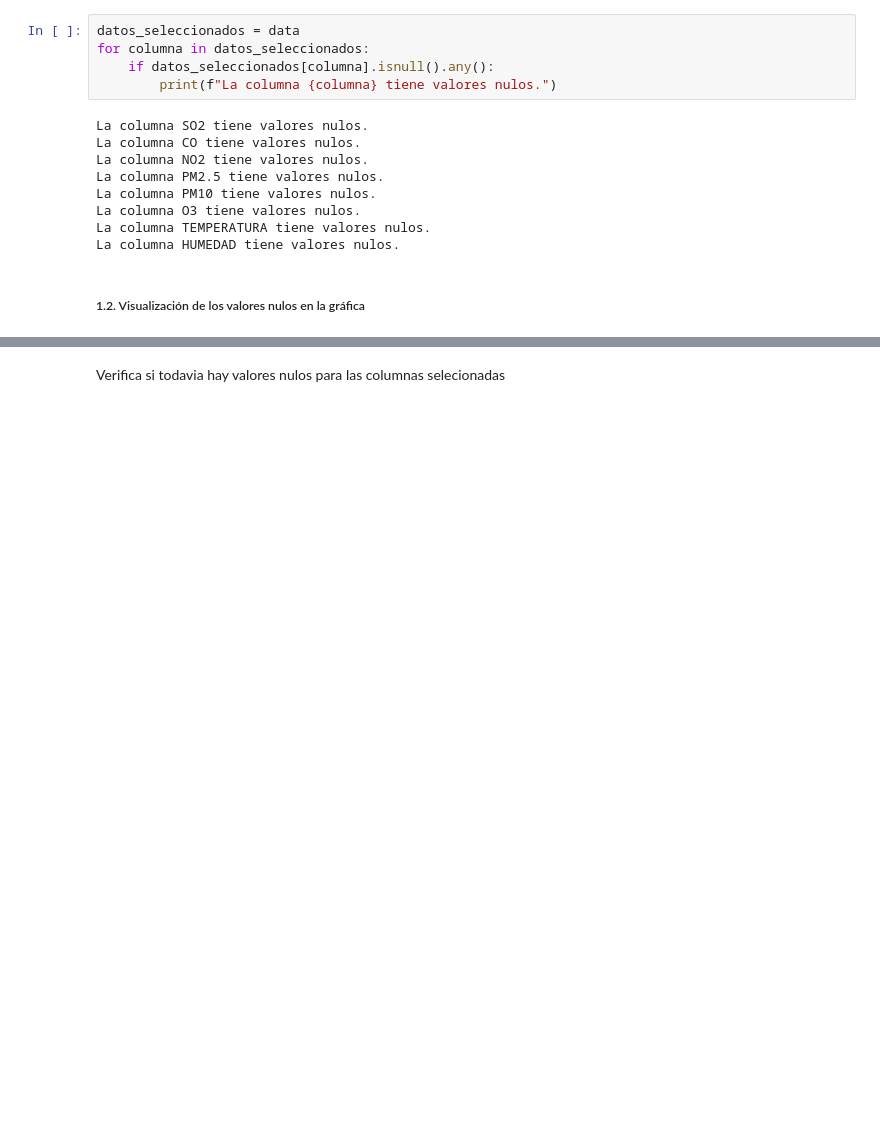
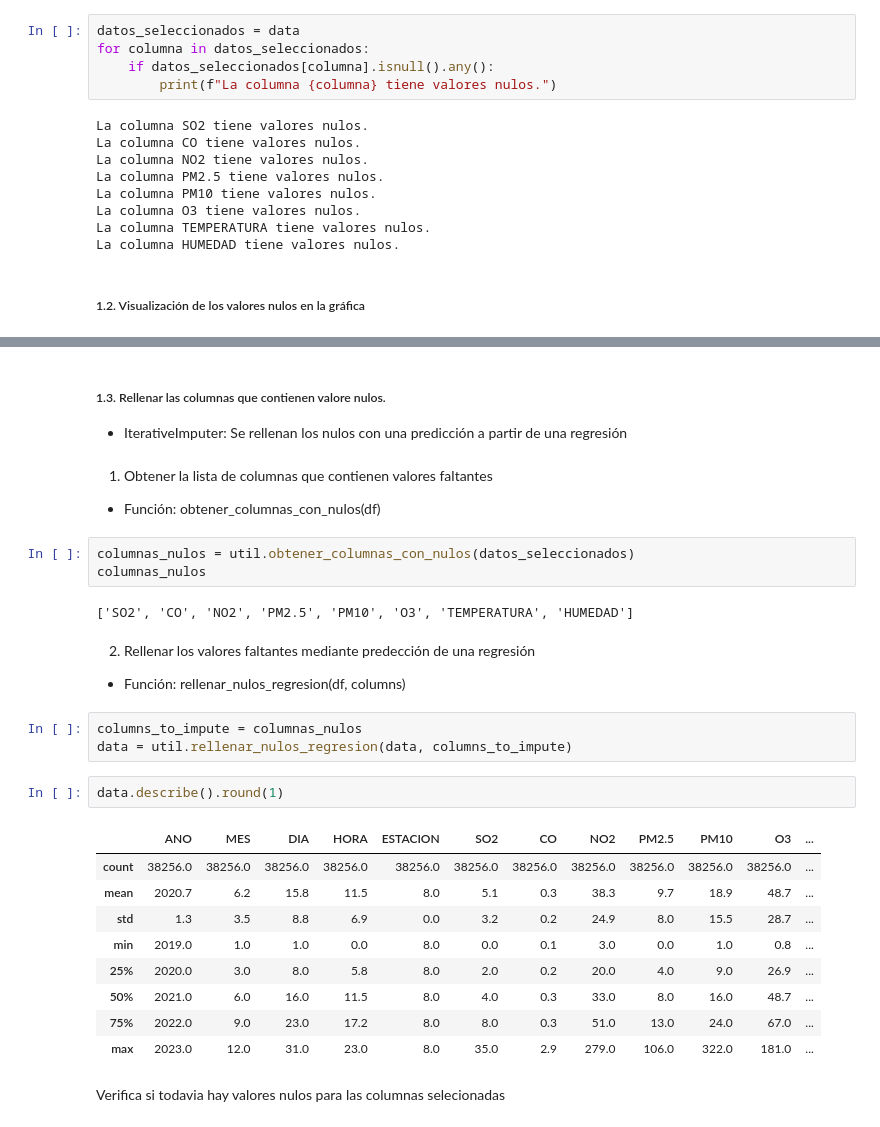
Before and after one commit to EmmaMontalban/grupo1_analisis, a Jupyter notebook: notebooks/1.Tratamiento_nulos.ipynb, the cells around one changed output, grey strips where cells are left out. Cells and saved outputs as stored; diff of their text form; blank space fills up the shorter version.

```diff
--- a/notebooks/1.Tratamiento_nulos.ipynb
+++ b/notebooks/1.Tratamiento_nulos.ipynb
@@ -168,3 +94,35 @@ data_nulos.head()
+# %% [markdown]
+#####  1.3. Rellenar las columnas que contienen valore nulos.
+
+* IterativeImputer: Se rellenan los nulos con una predicción a partir de una regresión
+# %% [markdown]
+1. Obtener la lista de columnas que contienen valores faltantes
+
+* Función:  obtener_columnas_con_nulos(df)
+# %%
+columnas_nulos = util.obtener_columnas_con_nulos(datos_seleccionados)
+columnas_nulos
+# %% [output]
+['SO2', 'CO', 'NO2', 'PM2.5', 'PM10', 'O3', 'TEMPERATURA', 'HUMEDAD']
+# %% [markdown]
+2. Rellenar los valores faltantes mediante predección de una regresión
+
+* Función: rellenar_nulos_regresion(df, columns)
+# %%
+columns_to_impute = columnas_nulos
+data = util.rellenar_nulos_regresion(data, columns_to_impute)
+# %%
+data.describe().round(1)
+# %% [output]
+|  | ANO | MES | DIA | HORA | ESTACION | SO2 | CO | NO2 | PM2.5 | PM10 | O3 | ... |
+| count | 38256.0 | 38256.0 | 38256.0 | 38256.0 | 38256.0 | 38256.0 | 38256.0 | 38256.0 | 38256.0 | 38256.0 | 38256.0 | ... |
+| mean | 2020.7 | 6.2 | 15.8 | 11.5 | 8.0 | 5.1 | 0.3 | 38.3 | 9.7 | 18.9 | 48.7 | ... |
+| std | 1.3 | 3.5 | 8.8 | 6.9 | 0.0 | 3.2 | 0.2 | 24.9 | 8.0 | 15.5 | 28.7 | ... |
+| min | 2019.0 | 1.0 | 1.0 | 0.0 | 8.0 | 0.0 | 0.1 | 3.0 | 0.0 | 1.0 | 0.8 | ... |
+| 25% | 2020.0 | 3.0 | 8.0 | 5.8 | 8.0 | 2.0 | 0.2 | 20.0 | 4.0 | 9.0 | 26.9 | ... |
+| 50% | 2021.0 | 6.0 | 16.0 | 11.5 | 8.0 | 4.0 | 0.3 | 33.0 | 8.0 | 16.0 | 48.7 | ... |
+| 75% | 2022.0 | 9.0 | 23.0 | 17.2 | 8.0 | 8.0 | 0.3 | 51.0 | 13.0 | 24.0 | 67.0 | ... |
+| max | 2023.0 | 12.0 | 31.0 | 23.0 | 8.0 | 35.0 | 2.9 | 279.0 | 106.0 | 322.0 | 181.0 | ... |
 # %% [markdown]
 Verifica si todavia hay valores nulos para las columnas selecionadas
 # %%
```
Also changed, not shown: parts of 25 cells of this notebook.
